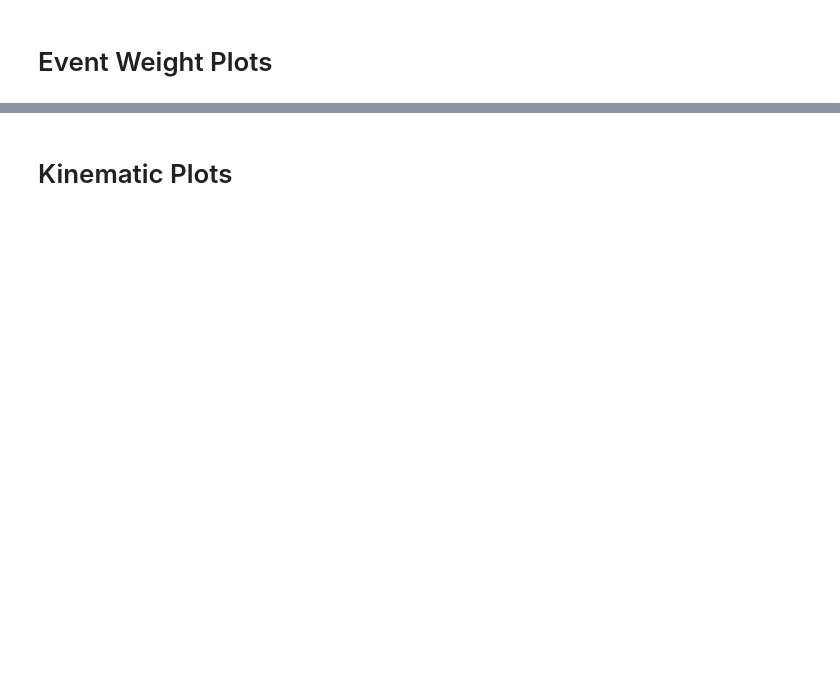
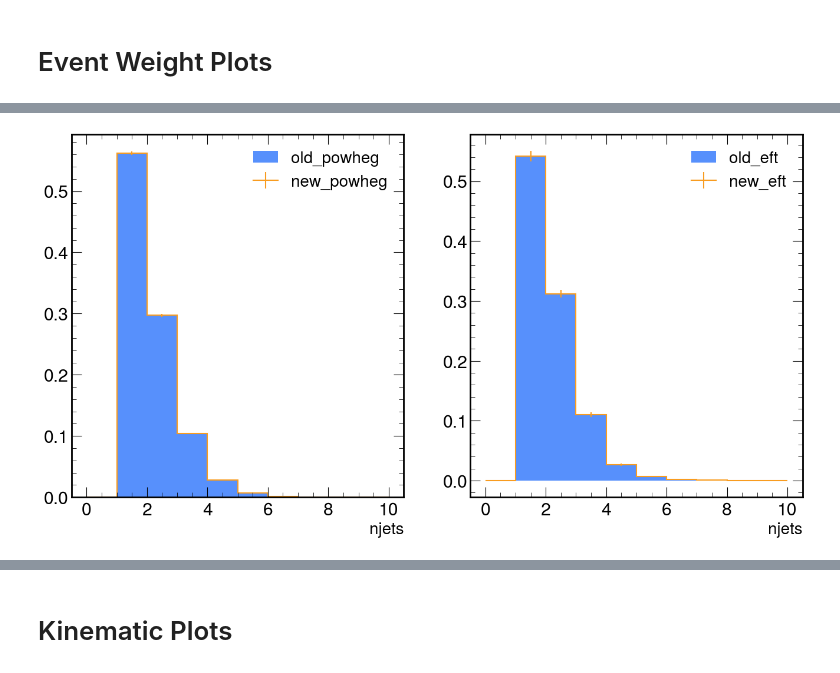
Before and after one commit to hannahbnelson/ttbarEFT, a Jupyter notebook: analysis/plotting/tW_nanogen.ipynb, the cells around one changed output, grey strips where cells are left out. Cells and saved outputs as stored; diff of their text form; code cells hidden in the pictures; blank space fills up the shorter version.

```diff
--- a/analysis/plotting/tW_nanogen.ipynb
+++ b/analysis/plotting/tW_nanogen.ipynb
@@ -61,0 +172,32 @@ plot saved to /afs/crc.nd.edu/user/h/hnelson2/www/tW_plots/new_event_weights/wei
+# %%
+'''
+Checking that the old histogram normalized with density=True and the new histograms
+manually normalized to 1.0 to check that they are identical, both in bin content and also the uncertainties.
+'''
+
+tWtop_powheg_kin = utils.get_hist_from_pkl("../tWtop_powheg_hist.pkl.gz", allow_empty=False)
+tWantitop_powheg_kin = utils.get_hist_from_pkl("../tWantitop_powheg_hist.pkl.gz", allow_empty=False)
+new1_kin = utils.get_hist_from_pkl("../tW_new1_kin.pkl.gz", allow_empty=False)
+
+tWtop = utils.get_hist_from_pkl("../tWtop_powheg_hist_norm.pkl.gz", allow_empty=False)
+tWantitop = utils.get_hist_from_pkl("../tWantitop_powheg_hist_norm.pkl.gz", allow_empty=False)
+new1 = utils.get_hist_from_pkl("../tW_new1_kin_norm.pkl.gz", allow_empty=False)
+
+name='njets'
+old_tWpowheg = tWtop_powheg_kin[name]+tWantitop_powheg_kin[name]
+old_eft = new1_kin[name].as_hist({}).integrate('process')
+
+new_tWpowheg = tWtop[name]+tWantitop[name]
+new_eft = new1[name]
+
+fig, (ax, rax) = plt.subplots(1, 2, figsize=(16, 8))
+hep.histplot(old_tWpowheg, ax=ax, histtype='fill', stack=False, yerr=True, density=True, linewidth=8, label="old_powheg")
+hep.histplot(new_tWpowheg, ax=ax, histtype='step', stack=False, yerr=True, label="new_powheg")
+hep.histplot(old_eft, ax=rax, histtype='fill', stack=False, yerr=True, density=True, linewidth=8, label="old_eft")
+hep.histplot(new_eft, ax=rax, histtype='step', stack=False, yerr=True, label="new_eft")
+
+ax.legend(loc='upper right')
+rax.legend(loc='upper right')
+fig.show()
+# %% [output]
+[figure, added]
```
Also changed, not shown: parts of 26 cells of this notebook, 25 other files.
